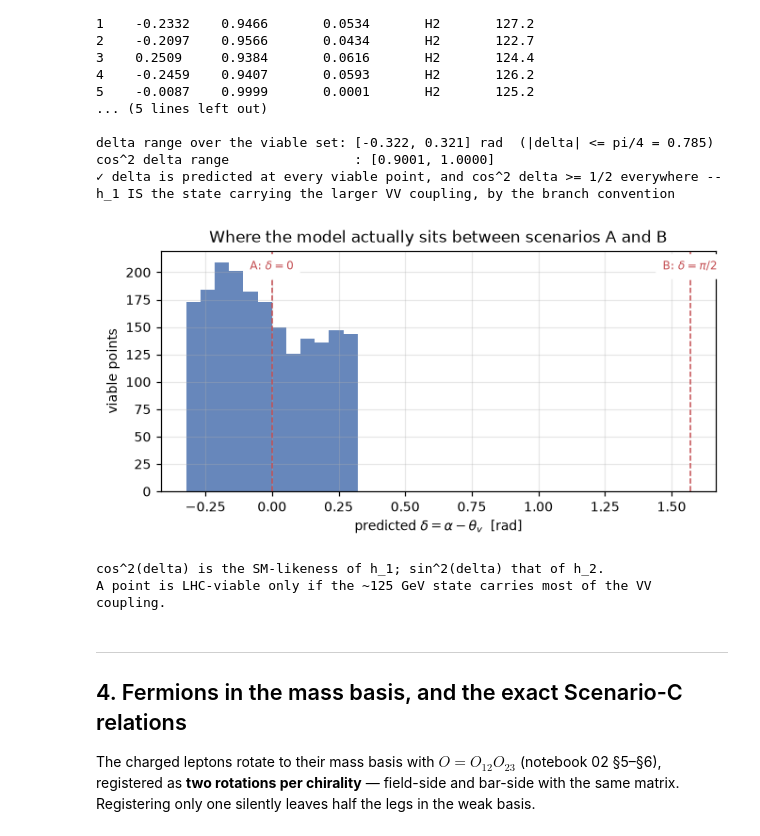
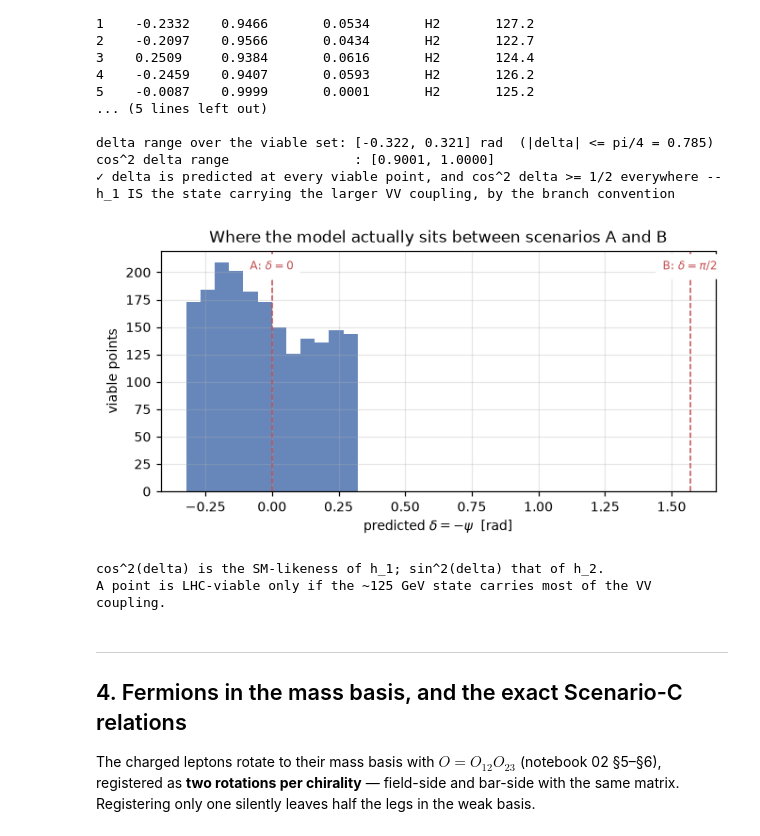
Before and after one commit to moiseszeleny/feynlag, a Jupyter notebook: research/thdm_s3/03_scalar_decays.ipynb, the cells around one changed output. Drawn from its saved outputs; the diff is of its cells as text; code cells hidden in the pictures.

```diff
--- a/research/thdm_s3/03_scalar_decays.ipynb
+++ b/research/thdm_s3/03_scalar_decays.ipynb
@@ -353,19 +353,19 @@ cos^2 delta range                : [0.9001, 1.0000]
 # %%
 fig, ax = plt.subplots(figsize=(6.2, 3.2))
 ax.hist(deltas, bins=12, color="#4C72B0", alpha=0.85)
 for x, lab in ((0.0, r"A: $\delta=0$"), (math.pi / 2, r"B: $\delta=\pi/2$")):
     ax.axvline(x, ls="--", lw=1, color="#C44E52")
     ax.text(x, ax.get_ylim()[1] * 0.92, lab, fontsize=8, ha="center",
             color="#C44E52", backgroundcolor="white")
-ax.set_xlabel(r"predicted $\delta=\alpha-\theta_v$  [rad]")
+ax.set_xlabel(r"predicted $\delta=-\psi$  [rad]")
 ax.set_ylabel("viable points")
 ax.set_title(r"Where the model actually sits between scenarios A and B")
 plt.tight_layout(); plt.show()
 
 print("cos^2(delta) is the SM-likeness of h_1; sin^2(delta) that of h_2.")
 print("A point is LHC-viable only if the ~125 GeV state carries most of the VV coupling.")
 # %% [output]
-[figure, old version]
+[figure, new version]
 cos^2(delta) is the SM-likeness of h_1; sin^2(delta) that of h_2.
 A point is LHC-viable only if the ~125 GeV state carries most of the VV coupling.
 # %% [markdown]
```
Also changed, not shown: parts of 5 cells of this notebook, 26 other files.
